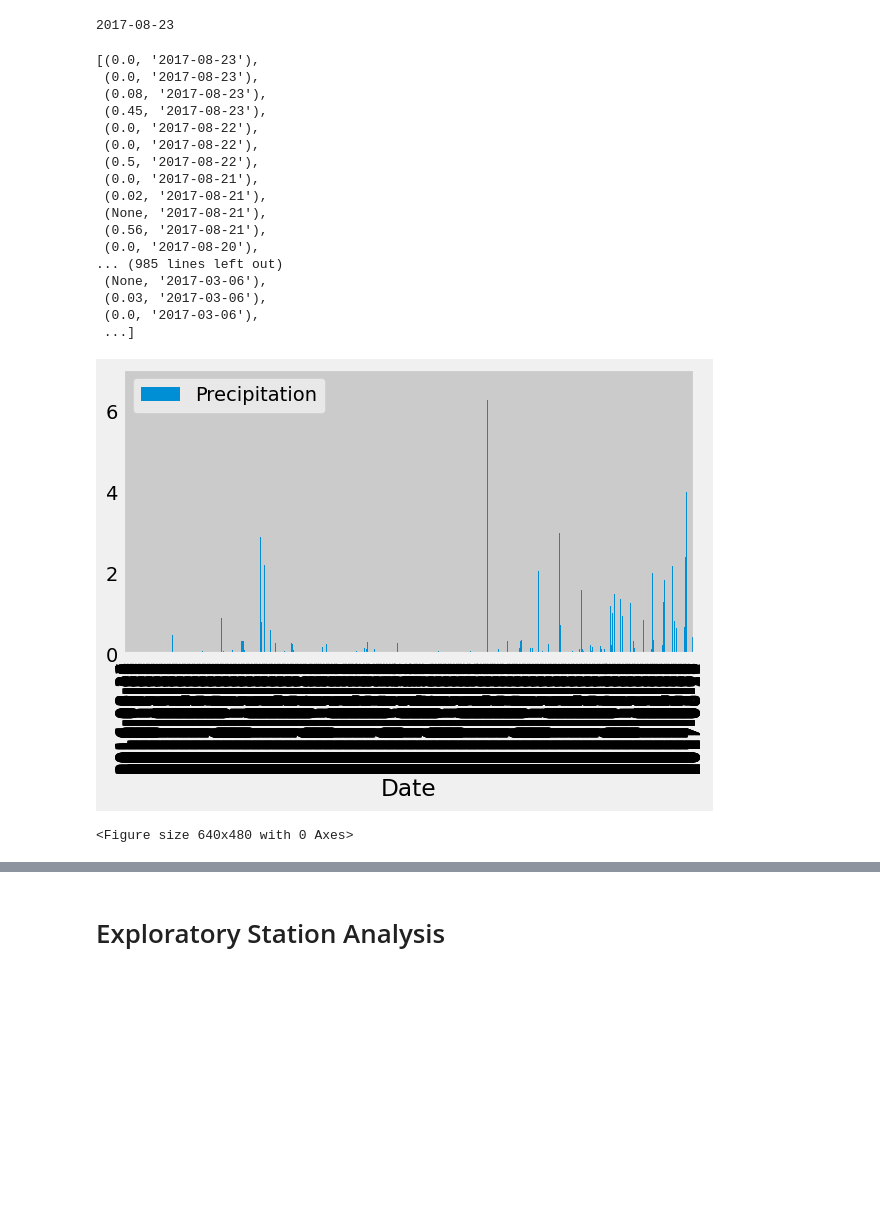
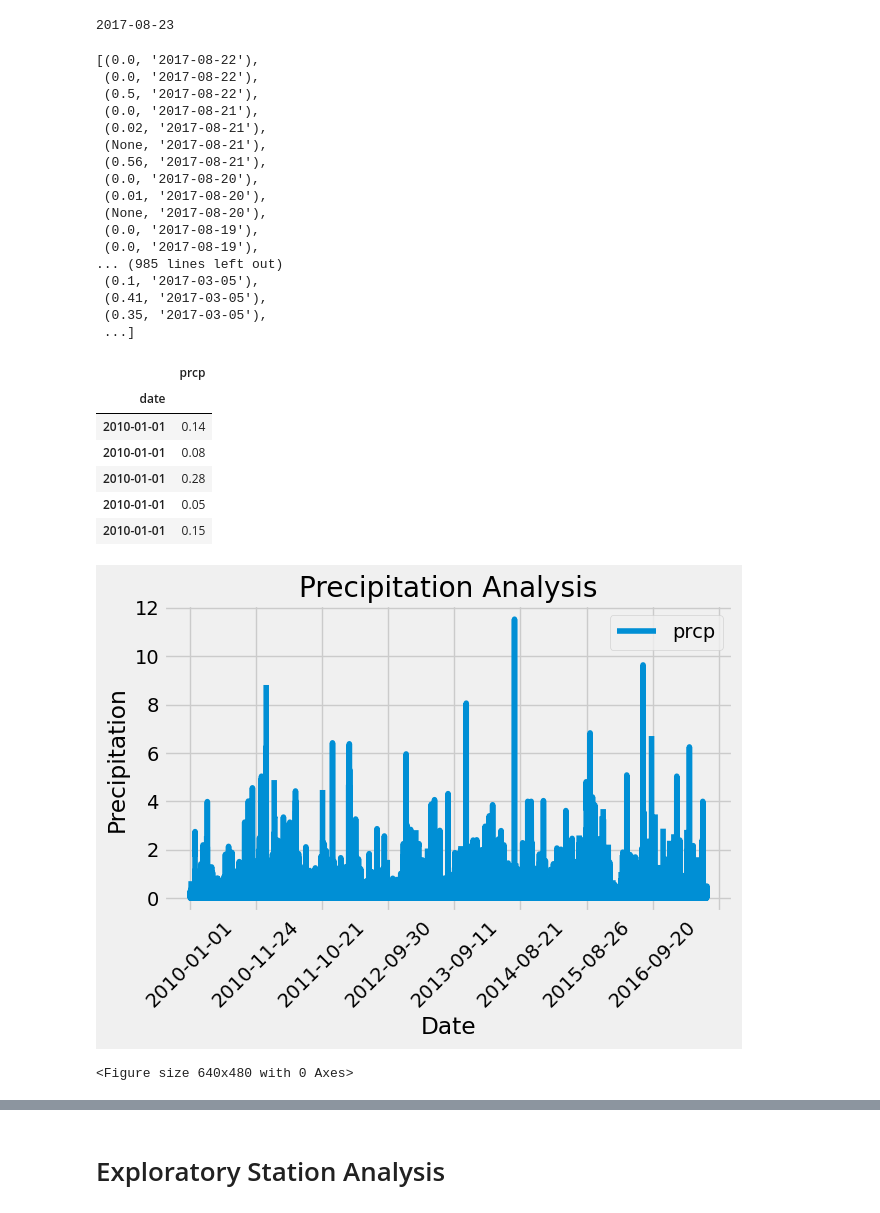
Before and after one commit to say917/sqlalchemy-challenge, a Jupyter notebook: climate_starter.ipynb, the cells around one changed output, grey strips where cells are left out. Saved outputs shown, nothing was run; the diff lists cells and outputs as text; code cells hidden in the pictures; blank space fills up the shorter version.

```diff
--- a/climate_starter.ipynb
+++ b/climate_starter.ipynb
@@ -76,15 +76,13 @@ print(recent.date)
 # %% [output]
 2017-08-23
 # %%
-session.query(Measurement.prcp,Measurement.date).\
-    filter(Measurement.date < '2017-08-24').\
+# Design a query to retrieve the last 12 months of precipitation data and plot the results.
+precipitation = session.query(Measurement.prcp,Measurement.date).\
+    filter(Measurement.date < '2017-08-23').\
     order_by(Measurement.date.desc()).all()
+precipitation
 # %% [output]
-[(0.0, '2017-08-23'),
- (0.0, '2017-08-23'),
- (0.08, '2017-08-23'),
- (0.45, '2017-08-23'),
- (0.0, '2017-08-22'),
+[(0.0, '2017-08-22'),
  (0.0, '2017-08-22'),
  (0.5, '2017-08-22'),
  (0.0, '2017-08-21'),
@@ -92,13 +90,16 @@ session.query(Measurement.prcp,Measurement.date).\
  (None, '2017-08-21'),
  (0.56, '2017-08-21'),
  (0.0, '2017-08-20'),
+ (0.01, '2017-08-20'),
+ (None, '2017-08-20'),
+ (0.0, '2017-08-19'),
+ (0.0, '2017-08-19'),
 ... (985 lines left out)
- (None, '2017-03-06'),
- (0.03, '2017-03-06'),
- (0.0, '2017-03-06'),
+ (0.1, '2017-03-05'),
+ (0.41, '2017-03-05'),
+ (0.35, '2017-03-05'),
  ...]
 # %%
-# Design a query to retrieve the last 12 months of precipitation data and plot the results.
 # Starting from the most recent data point in the database.
 most_recent = dt.date(2017,8,23)
 # Calculate the date one year from the last date in data set.
@@ -109,21 +110,32 @@ year_from = most_recent - dt.timedelta(days=365)
 outcome = session.query(Measurement.date, Measurement.prcp).filter(Measurement.date >= year_from).all()
 
 # Save the query results as a Pandas DataFrame. Explicitly set the column names
-df = pd.DataFrame(outcome, columns=['Date','Precipitation'])
+df = pd.DataFrame(precipitation).set_index('date')
 
 # Sort the dataframe by date
-df.set_index('Date', inplace=True)
-df.sort_index()
-
-# Use Pandas Plotting with Matplotlib to plot the data
-
-df.plot.bar()
-plt.tight_layout()
-plt.show()
-plt.savefig("./Figures/Date_Prcp.png")
+df = df.sort_values(by='date')
+df.head()
 # %% [output]
-[figure, removed]
-<Figure size 640x480 with 0 Axes>
+|  | prcp |
+| date |  |
+| 2010-01-01 | 0.14 |
+| 2010-01-01 | 0.08 |
+| 2010-01-01 | 0.28 |
+| 2010-01-01 | 0.05 |
+| 2010-01-01 | 0.15 |
+# %%
+# Use Pandas Plotting with Matplotlib to plot the data
+
+df.plot(rot=45)
+plt.tight_layout()
+plt.xlabel('Date')
+plt.ylabel('Precipitation')
+plt.title("Precipitation Analysis")
+plt.show()
+plt.savefig("./Figures/Date_Prcp.png")
+# %% [output]
+[figure, added]
+<Figure size 640x480 with 0 Axes>
 # %%
 # Use Pandas to calculate the summary statistics for the precipitation data
 df.describe()
```
Also changed, not shown: parts of 4 cells of this notebook, 1 other file.
